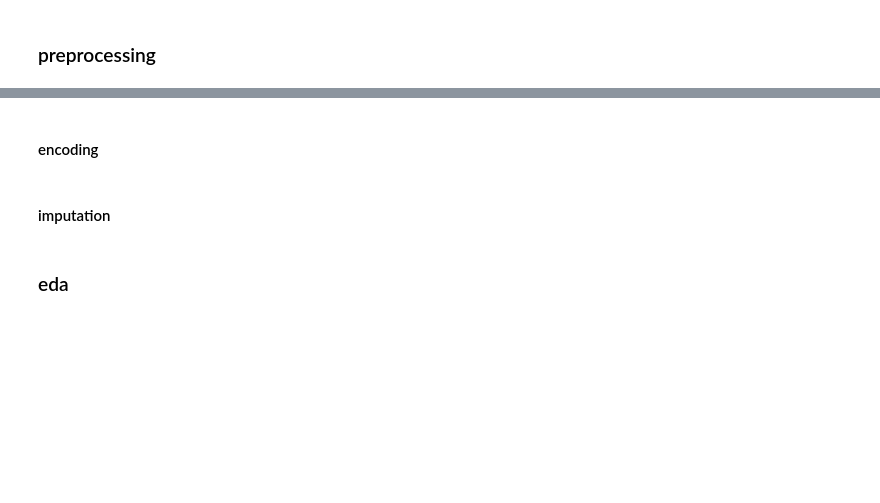
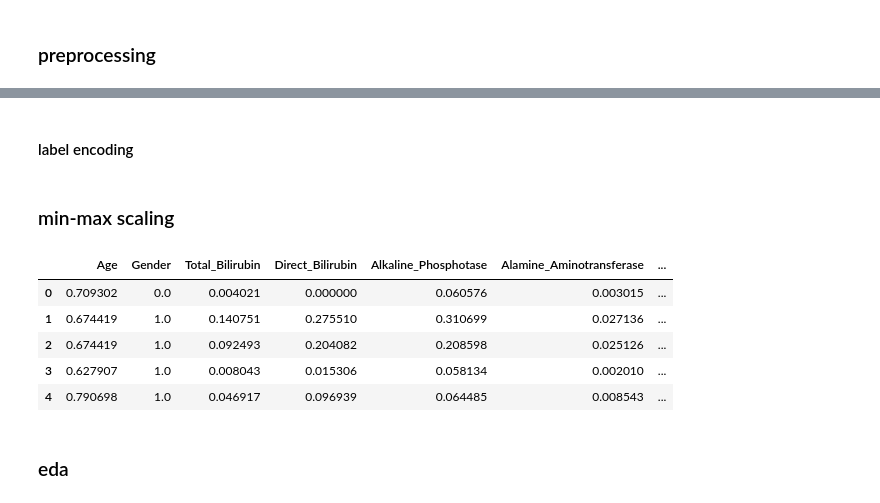
Before and after one commit to rakuzai/SD21222-Final-Project, a Jupyter notebook: code/main.ipynb, the cells around one changed output, grey strips where cells are left out. Drawn from its saved outputs; the diff is of its cells as text; code cells hidden in the pictures; blank space fills up the shorter version.

```diff
--- a/code/main.ipynb
+++ b/code/main.ipynb
@@ -82,3 +97,3 @@ dtype: int64
 # %% [markdown]
-#### encoding
+#### label encoding
 # %%
@@ -89,2 +101,0 @@ df['Gender'] = label_encoder.fit_transform(df['Gender'])
-# %% [markdown]
-#### imputation
@@ -96,2 +102,18 @@ df = pd.DataFrame(imputer.fit_transform(df), columns=df.columns)
+# %% [markdown]
+### min-max scaling
+# %%
+scaler = MinMaxScaler()
+features = df.drop(['Dataset'], axis=1).columns
+
+df[features] = scaler.fit_transform(df[features])
+
+df.head()
+# %% [output]
+|  | Age | Gender | Total_Bilirubin | Direct_Bilirubin | Alkaline_Phosphotase | Alamine_Aminotransferase | ... |
+| 0 | 0.709302 | 0.0 | 0.004021 | 0.000000 | 0.060576 | 0.003015 | ... |
+| 1 | 0.674419 | 1.0 | 0.140751 | 0.275510 | 0.310699 | 0.027136 | ... |
+| 2 | 0.674419 | 1.0 | 0.092493 | 0.204082 | 0.208598 | 0.025126 | ... |
+| 3 | 0.627907 | 1.0 | 0.008043 | 0.015306 | 0.058134 | 0.002010 | ... |
+| 4 | 0.790698 | 1.0 | 0.046917 | 0.096939 | 0.064485 | 0.008543 | ... |
 # %% [markdown]
 ### eda
```
Also changed, not shown: parts of 17 cells of this notebook, 5 other files.
